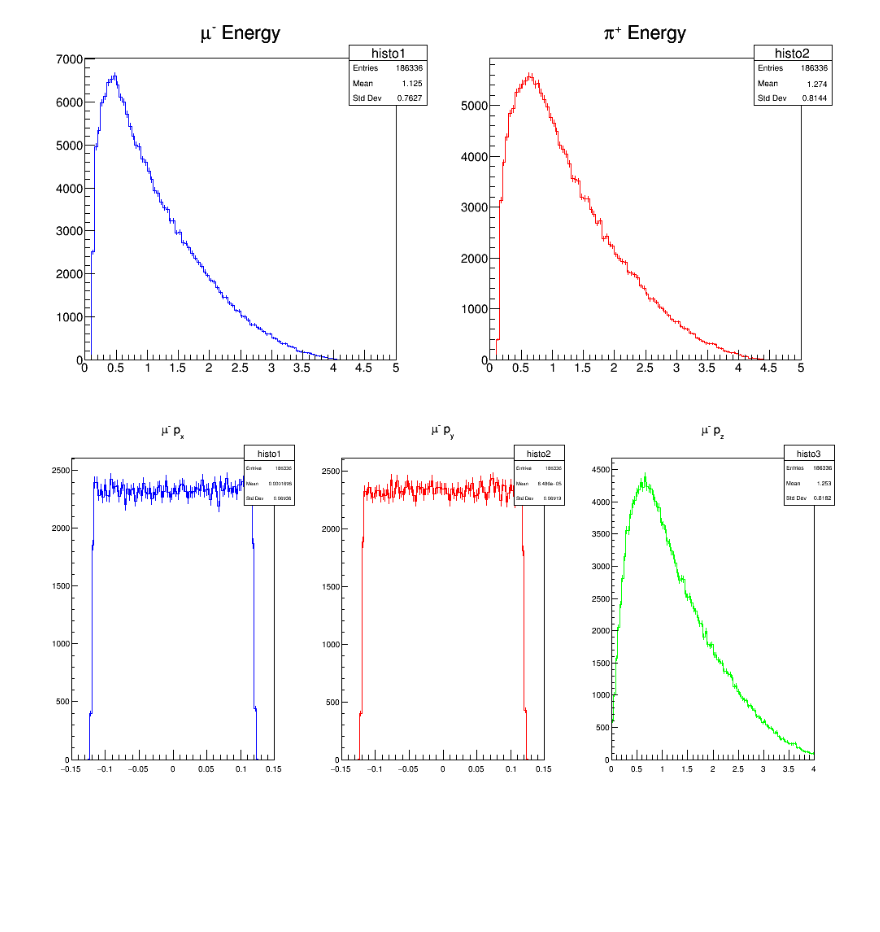
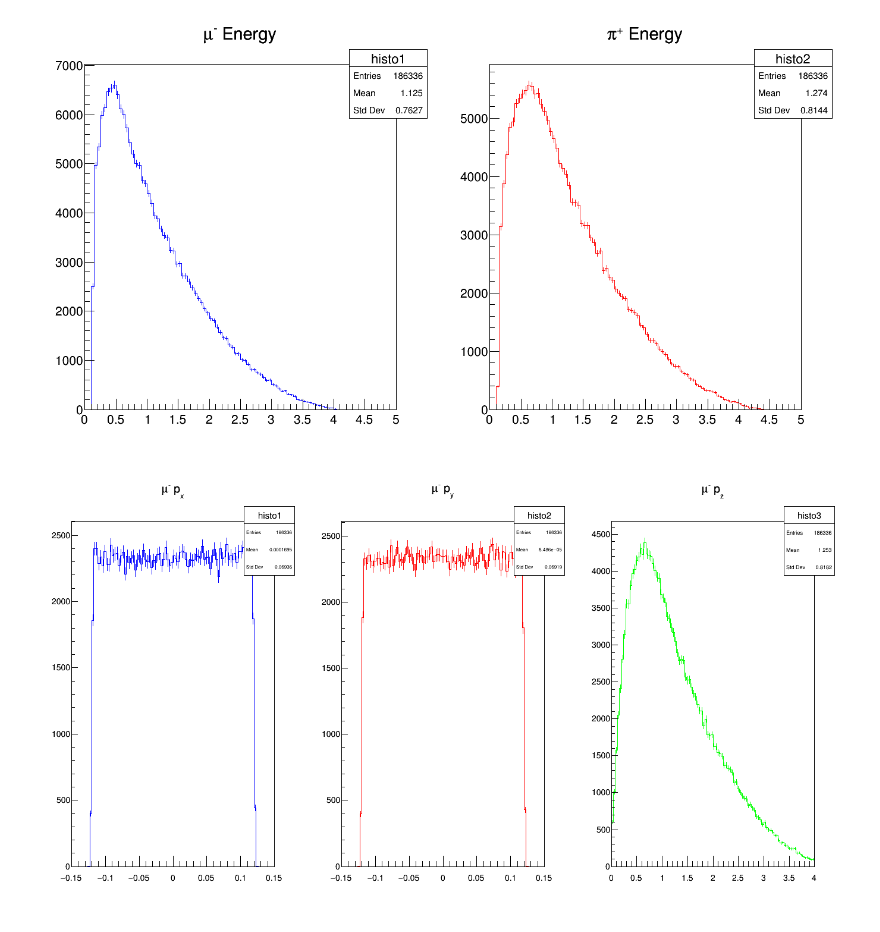
Before and after one commit to Mihail-Kostov/codingExamples, a Jupyter notebook: IPython/plotVariables.ipynb, the cells around one changed output. Saved outputs shown, nothing was run; the diff lists cells and outputs as text; code cells hidden in the pictures; blank space fills up the shorter version.

```diff
--- a/IPython/plotVariables.ipynb
+++ b/IPython/plotVariables.ipynb
@@ -7,6 +7,9 @@ ROOT.gROOT.SetBatch(1)
 def destruct(object_):
     if issubclass(type(object_), ROOT.TObject):
         object_.IsA().Destructor(object_)
+
+g_xres = 1366
+g_yres = 768
 
 infile = open("test_340_MeV_mupi.hepevt")
 infile.readline()
@@ -68,35 +71,33 @@ for line in infile:
     else:
         header = False
 # %%
-c1 = ROOT.TCanvas("canvas1","",1000,500)
+c1 = ROOT.TCanvas("canvas1","",g_xres,g_yres)
 h1 = ROOT.TH1F("histo1","#mu^{-} Energy",100,0,5)
 h2 = ROOT.TH1F("histo2","#pi^{+} Energy",100,0,5)
 h1.SetLineColor(ROOT.kBlue)
 h2.SetLineColor(ROOT.kRed)
 
 for i in range(0,t):
     if pdgCode[i]==13:
         h1.Fill(ePart[i])
     if pdgCode[i]==211:
         h2.Fill(ePart[i])
 
 c1.Divide(2,1)
 c1.cd(1)
 h1.Draw("EH")
 c1.cd(2)
 h2.Draw("EH")
 
-c1.SaveAs("histo.png")
+c1.SaveAs("histo1.png")
 destruct(c1)
 destruct(h1)
 destruct(h2)
-
-
-Plot("histo.png")
+Plot("histo1.png")
 # %% [output]
-[figure, old version]
+[figure, new version]
 # %%
-c1 = ROOT.TCanvas("canvas1","",1000,500)
+c1 = ROOT.TCanvas("canvas1","",g_xres,g_yres)
 h1 = ROOT.TH1F("histo1","#mu^{-} p_{x}",100,-0.15,0.15)
 h2 = ROOT.TH1F("histo2","#mu^{-} p_{y}",100,-0.15,0.15)
 h3 = ROOT.TH1F("histo3","#mu^{-} p_{z}",100,0,4)
@@ -123,8 +124,7 @@ destruct(c1)
 destruct(h1)
 destruct(h2)
 destruct(h3)
-
 Plot("histo2.png")
 # %% [output]
-[figure, old version]
+[figure, new version]
 # %%
```
Also changed, not shown: parts of 1 cell of this notebook, 1 other file.
